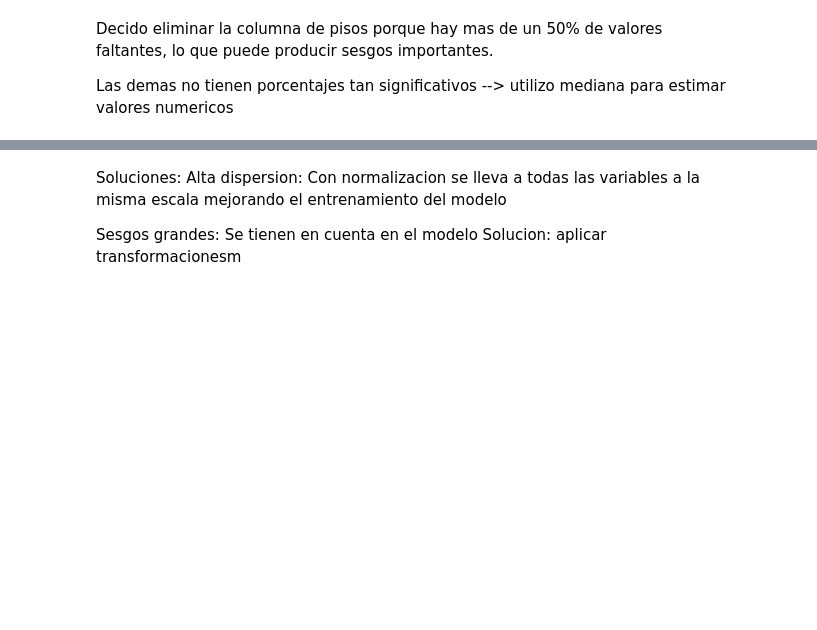
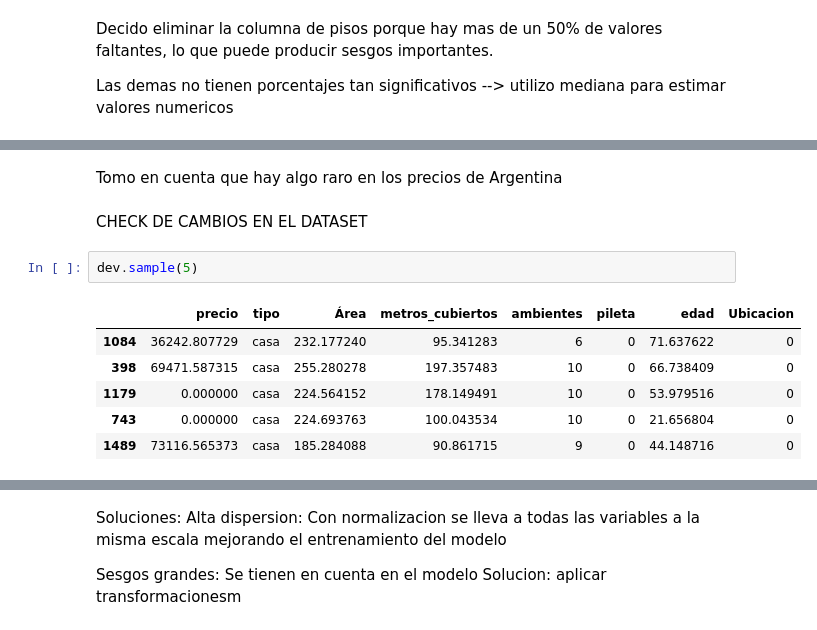
Before and after one commit to gineslopez11/TP1-ML-Gines, a Jupyter notebook: notebooks/Entrega_TP1.ipynb, the cells around one changed output, grey strips where cells are left out. Cells and saved outputs as stored; diff of their text form; blank space fills up the shorter version.

```diff
--- a/notebooks/Entrega_TP1.ipynb
+++ b/notebooks/Entrega_TP1.ipynb
@@ -45 +146,14 @@ Las demas no tienen  porcentajes tan significativos
+# %% [markdown]
+Tomo en cuenta que hay algo raro en los precios de Argentina
+# %% [markdown]
+CHECK DE CAMBIOS EN EL DATASET
+# %%
+dev.sample(5)
+# %% [output]
+|  | precio | tipo | Área | metros_cubiertos | ambientes | pileta | edad | Ubicacion |
+| 1084 | 36242.807729 | casa | 232.177240 | 95.341283 | 6 | 0 | 71.637622 | 0 |
+| 398 | 69471.587315 | casa | 255.280278 | 197.357483 | 10 | 0 | 66.738409 | 0 |
+| 1179 | 0.000000 | casa | 224.564152 | 178.149491 | 10 | 0 | 53.979516 | 0 |
+| 743 | 0.000000 | casa | 224.693763 | 100.043534 | 10 | 0 | 21.656804 | 0 |
+| 1489 | 73116.565373 | casa | 185.284088 | 90.861715 | 9 | 0 | 44.148716 | 0 |
 # %% [markdown]
```
Also changed, not shown: parts of 37 cells of this notebook, 3 other files.
